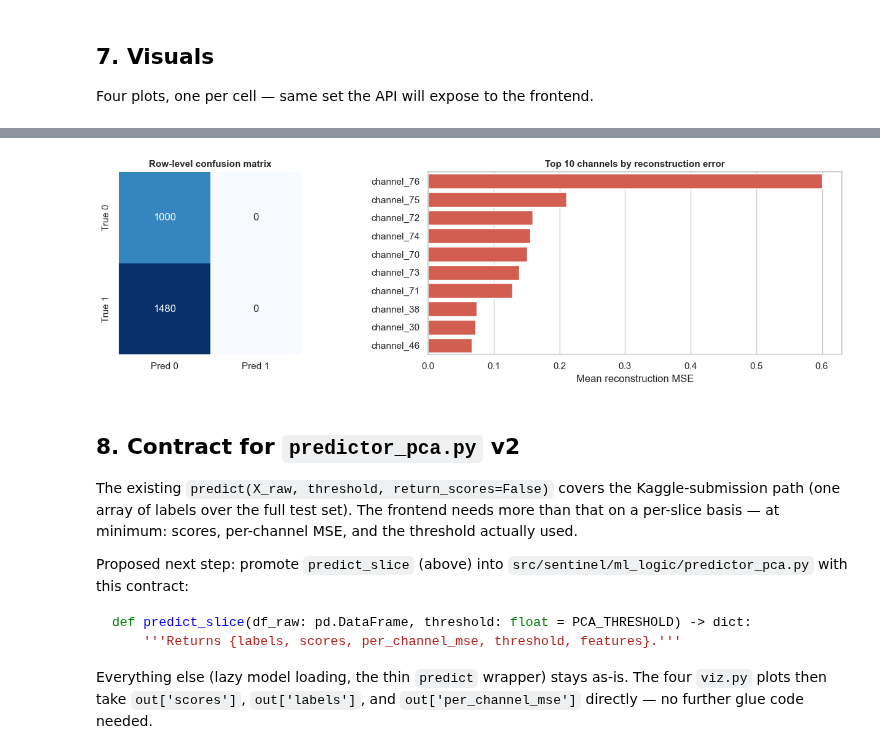
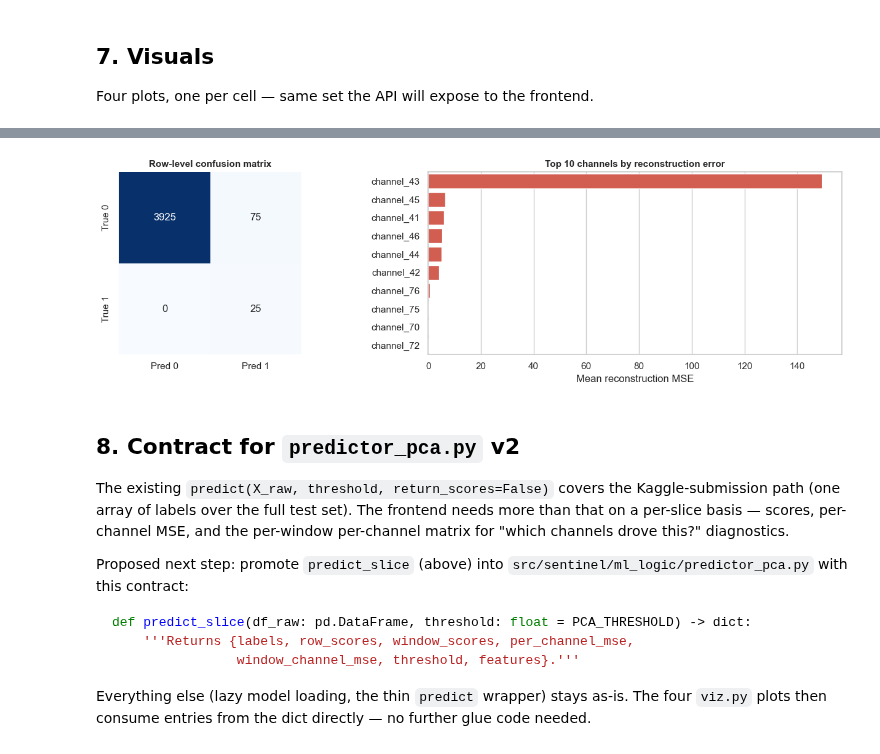
Before and after one commit to alexfederolf/sentinel, a Jupyter notebook: notebooks/15_predictor.ipynb, the cells around one changed output, grey strips where cells are left out. Saved outputs shown, nothing was run; the diff lists cells and outputs as text; code cells hidden in the pictures.

````diff
--- a/notebooks/15_predictor.ipynb
+++ b/notebooks/15_predictor.ipynb
@@ -68,10 +72,9 @@ X_raw_all = np.load(PROCESSED_DIR / "test_intern_raw.npy", mmap_mode="r")
 y_all     = np.load(PROCESSED_DIR / "y_test_intern.npy")
 print("test_intern:", X_raw_all.shape, " anomalies:", int(y_all.sum()))
 
-# Big, clearly visible event (1480 rows)
-EV_START = 400_398
-EV_END   = 401_877
-CONTEXT  = 500
+EV_START = 98_664
+EV_END   = 98_688
+CONTEXT  = 2_000
 
 lo = max(0, EV_START - CONTEXT)
 hi = min(len(X_raw_all), EV_END + CONTEXT + 1)
@@ -216,30 +224,35 @@ top channels: ['channel_76', 'channel_75', 'channel_72', 'channel_74']
 [figure]
-# %%
-plot_confusion_and_channel_errors(
-    y_true=y_true,
-    y_pred=y_pred,
-    per_channel_mse=out["per_channel_mse"],
-    channel_names=features,
-    top_k=10,
-);
-# %% [output]
-[figure, removed]
+# %%
+# The confusion matrix shows row-level predictions; the bar chart ranks
+# channels by anomaly-window MSE (same rule as the zoom plot above) so the
+# two diagnostics agree on 'which channels drove the detection'.
+plot_confusion_and_channel_errors(
+    y_true=y_true,
+    y_pred=y_pred,
+    per_channel_mse=per_ch_anom,
+    channel_names=features,
+    top_k=10,
+);
+# %% [output]
+[figure, added]
 # %% [markdown]
 ## 8. Contract for `predictor_pca.py` v2
 
 The existing `predict(X_raw, threshold, return_scores=False)` covers the
 Kaggle-submission path (one array of labels over the full test set). The
-frontend needs more than that on a per-slice basis — at minimum: scores,
-per-channel MSE, and the threshold actually used.
+frontend needs more than that on a per-slice basis — scores, per-channel
+MSE, and the per-window per-channel matrix for "which channels drove
+this?" diagnostics.
 
 Proposed next step: promote `predict_slice` (above) into
 `src/sentinel/ml_logic/predictor_pca.py` with this contract:
 
 ```python
 def predict_slice(df_raw: pd.DataFrame, threshold: float = PCA_THRESHOLD) -> dict:
-    '''Returns {labels, scores, per_channel_mse, threshold, features}.'''
+    '''Returns {labels, row_scores, window_scores, per_channel_mse,
+                window_channel_mse, threshold, features}.'''
 ```
 
 Everything else (lazy model loading, the thin `predict` wrapper) stays
-as-is. The four `viz.py` plots then take `out['scores']`, `out['labels']`,
-and `out['per_channel_mse']` directly — no further glue code needed.
+as-is. The four `viz.py` plots then consume entries from the dict
+directly — no further glue code needed.
````
Also changed, not shown: parts of 11 cells of this notebook.
